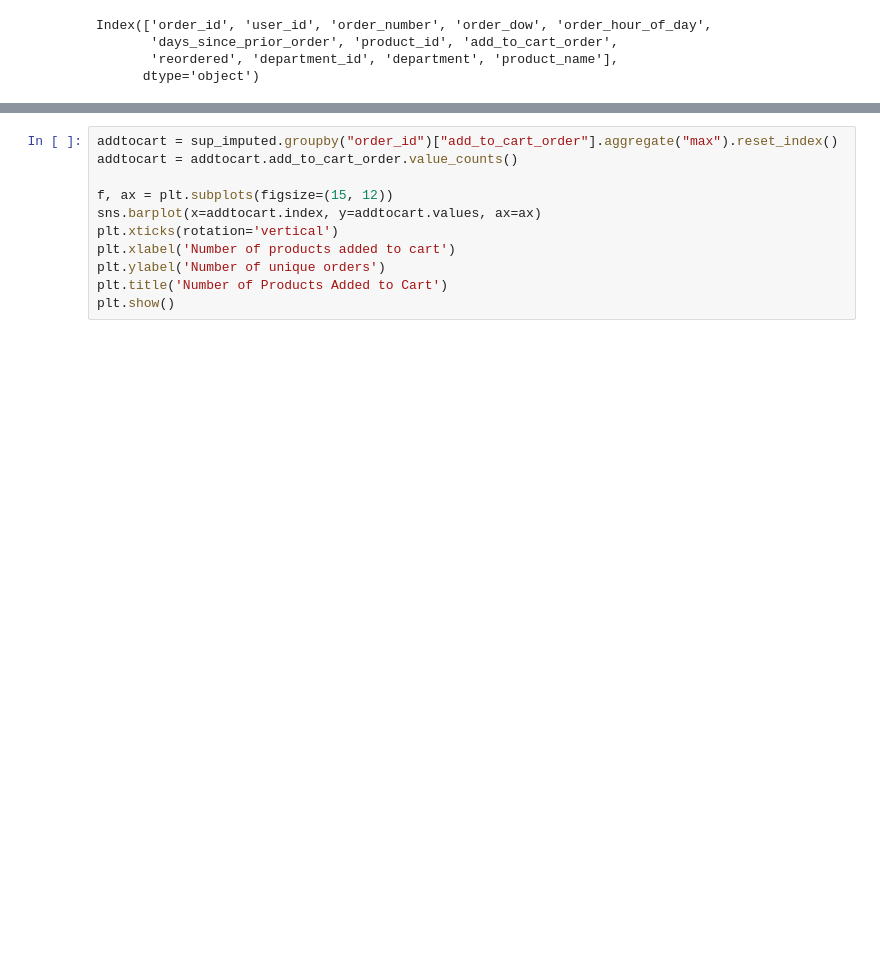
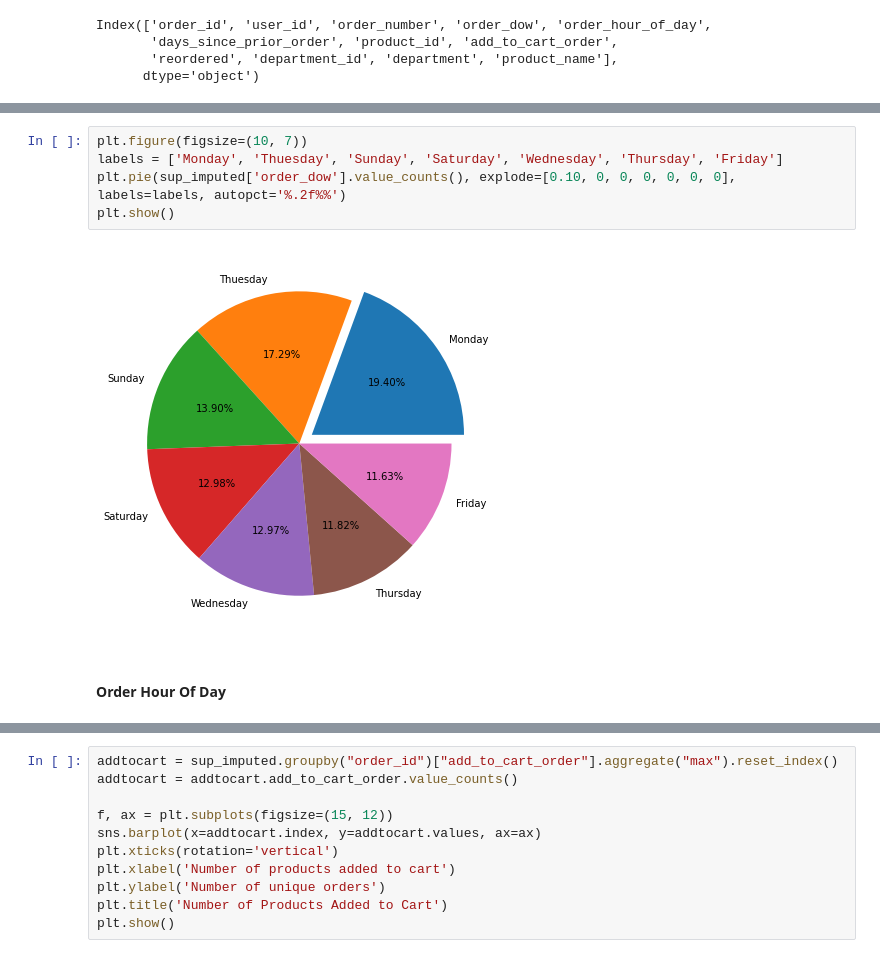
Before and after one commit to MohammadRouintan/Clustering-SuperMarket-Dataset-For-Predictive-Marketing, a Jupyter notebook: SuperMarket.ipynb, the cells around one changed output, grey strips where cells are left out. Cells and saved outputs as stored; diff of their text form; blank space fills up the shorter version.

```diff
--- a/SuperMarket.ipynb
+++ b/SuperMarket.ipynb
@@ -174,0 +461,9 @@ Index(['order_id', 'user_id', 'order_number', 'order_dow', 'order_hour_of_day',
+# %%
+plt.figure(figsize=(10, 7))
+labels = ['Monday', 'Thuesday', 'Sunday', 'Saturday', 'Wednesday', 'Thursday', 'Friday']
+plt.pie(sup_imputed['order_dow'].value_counts(), explode=[0.10, 0, 0, 0, 0, 0, 0], labels=labels, autopct='%.2f%%')
+plt.show()
+# %% [output]
+[figure, added]
+# %% [markdown]
+#### Order Hour Of Day
```
Also changed, not shown: parts of 74 cells of this notebook.
